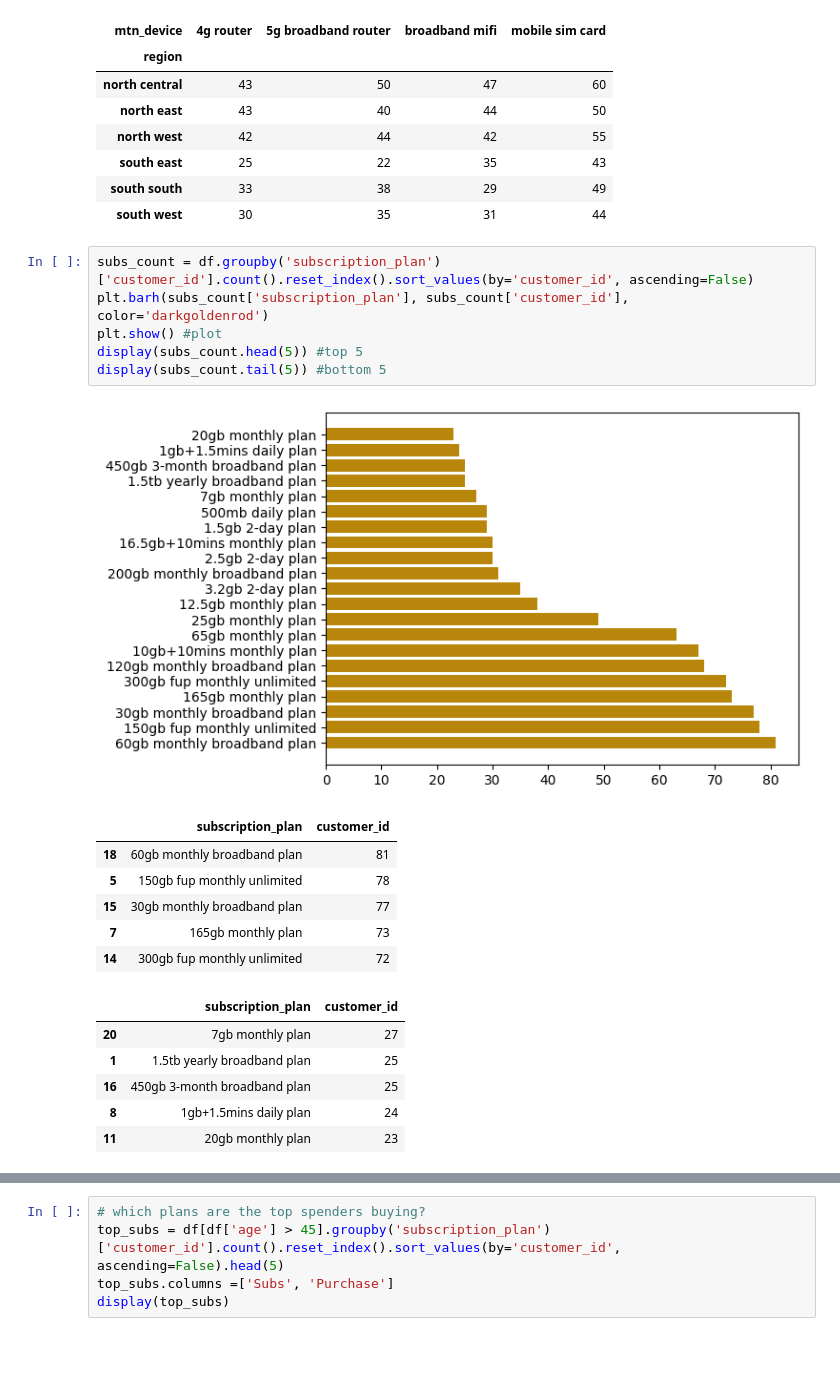
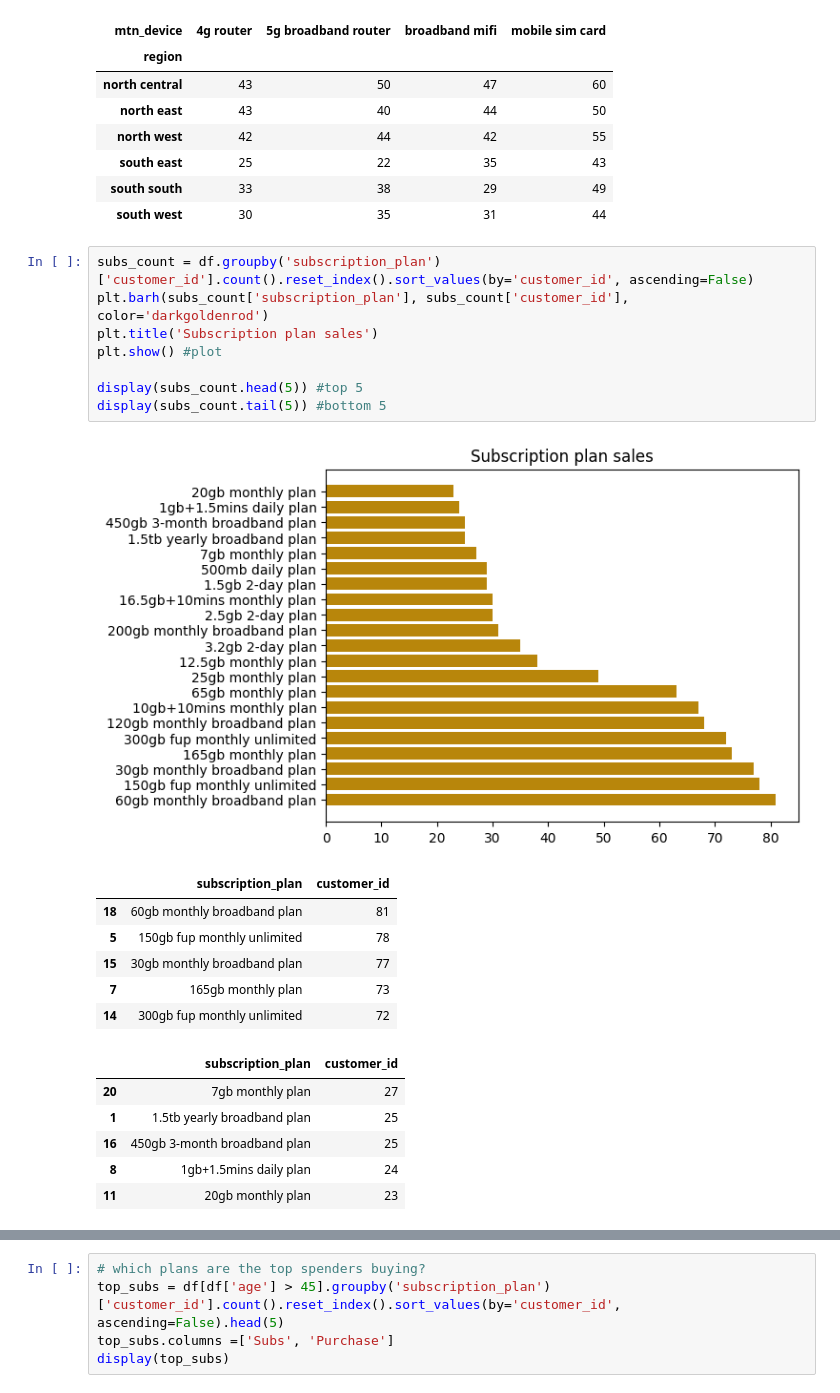
Before and after one commit to iamdrmeka/mtn_churn_new, a Jupyter notebook: mtn_churn.ipynb, the cells around one changed output, grey strips where cells are left out. Saved outputs shown, nothing was run; the diff lists cells and outputs as text; blank space fills up the shorter version.

```diff
--- a/mtn_churn.ipynb
+++ b/mtn_churn.ipynb
@@ -356,11 +356,13 @@ df.pivot_table(
 # %%
 subs_count = df.groupby('subscription_plan')['customer_id'].count().reset_index().sort_values(by='customer_id', ascending=False)
 plt.barh(subs_count['subscription_plan'], subs_count['customer_id'], color='darkgoldenrod')
+plt.title('Subscription plan sales')
 plt.show() #plot
+
 display(subs_count.head(5)) #top 5
 display(subs_count.tail(5)) #bottom 5
 # %% [output]
-[figure, old version]
+[figure, new version]
 |  | subscription_plan | customer_id |
 | 18 | 60gb monthly broadband plan | 81 |
 | 5 | 150gb fup monthly unlimited | 78 |
```
Also changed, not shown: parts of 4 cells of this notebook, 2 other files.
